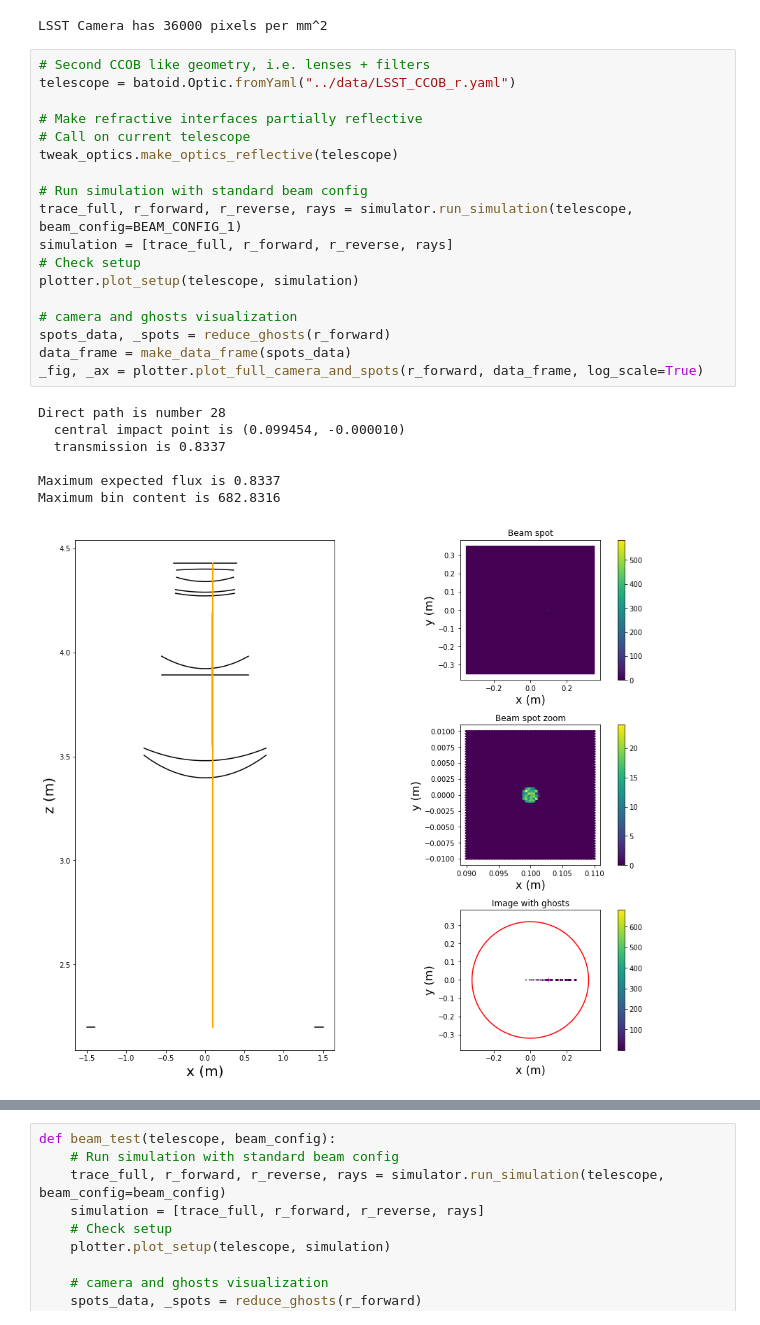
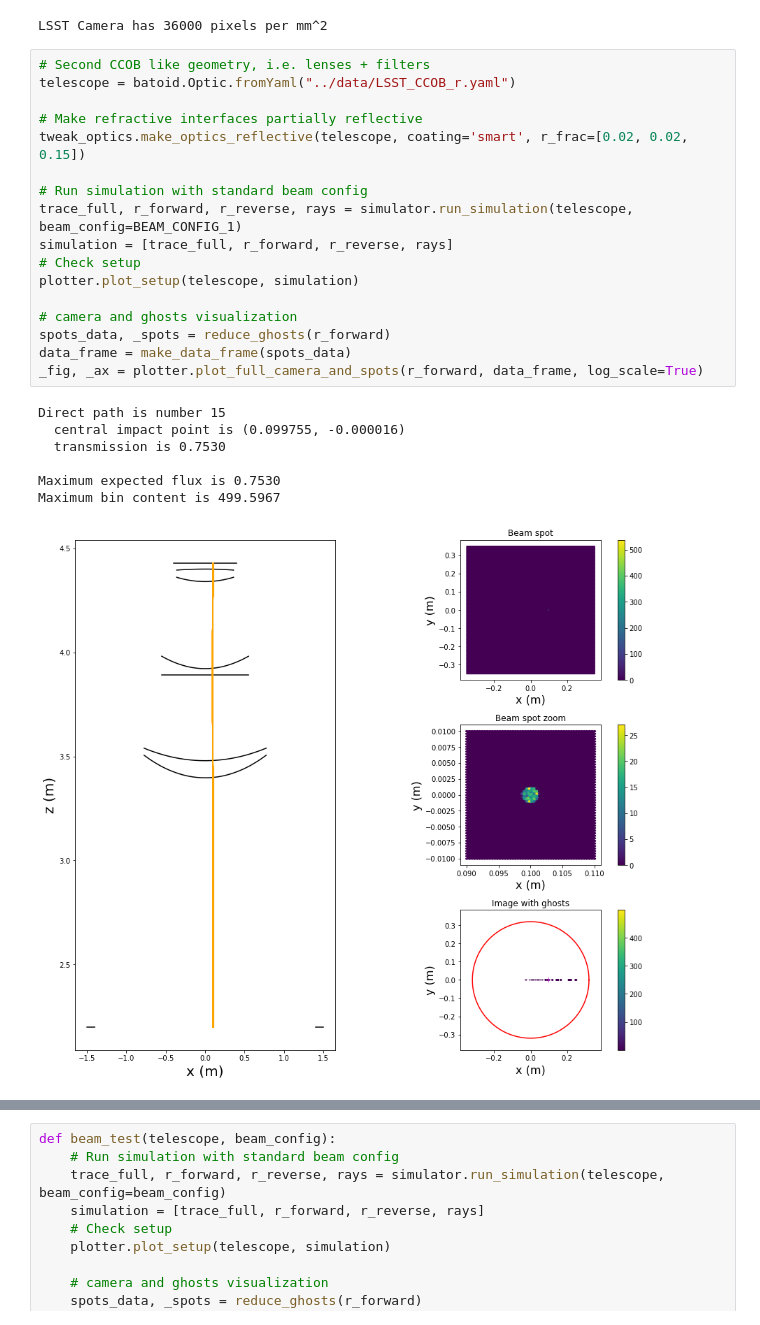
Before and after one commit to lsst-camera-dh/ghosts, a Jupyter notebook: notebooks/LSST_CCOB_ghosts_beam_test.ipynb, the cells around one changed output, grey strips where cells are left out. Saved outputs shown, nothing was run; the diff lists cells and outputs as text.

```diff
--- a/notebooks/LSST_CCOB_ghosts_beam_test.ipynb
+++ b/notebooks/LSST_CCOB_ghosts_beam_test.ipynb
@@ -38,26 +38,25 @@ LSST Camera has 36000 pixels per mm^2
 # %%
 # Second CCOB like geometry, i.e. lenses + filters
 telescope = batoid.Optic.fromYaml("../data/LSST_CCOB_r.yaml")
 
 # Make refractive interfaces partially reflective
-# Call on current telescope
-tweak_optics.make_optics_reflective(telescope)
+tweak_optics.make_optics_reflective(telescope, coating='smart', r_frac=[0.02, 0.02, 0.15])
 
 # Run simulation with standard beam config
 trace_full, r_forward, r_reverse, rays = simulator.run_simulation(telescope, beam_config=BEAM_CONFIG_1)
 simulation = [trace_full, r_forward, r_reverse, rays]
 # Check setup
 plotter.plot_setup(telescope, simulation)
 
 # camera and ghosts visualization
 spots_data, _spots = reduce_ghosts(r_forward)
 data_frame = make_data_frame(spots_data)
 _fig, _ax = plotter.plot_full_camera_and_spots(r_forward, data_frame, log_scale=True)
 # %% [output]
-Direct path is number 28
-  central impact point is (0.099454, -0.000010)
-  transmission is 0.8337
+Direct path is number 15
+  central impact point is (0.099755, -0.000016)
+  transmission is 0.7530
 
-Maximum expected flux is 0.8337
-Maximum bin content is 682.8316
+Maximum expected flux is 0.7530
+Maximum bin content is 499.5967
-[figure, old version]
+[figure, new version]
```
Also changed, not shown: parts of 10 cells of this notebook, 10 other files.
